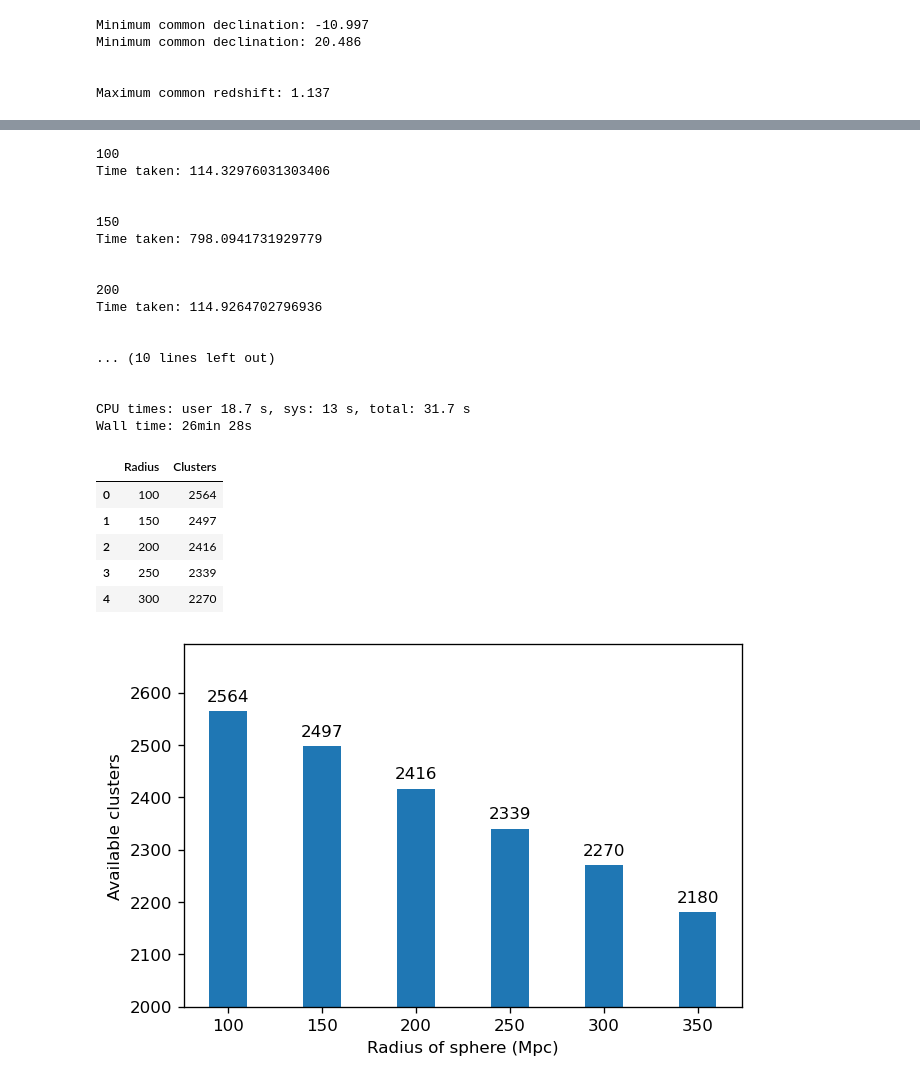
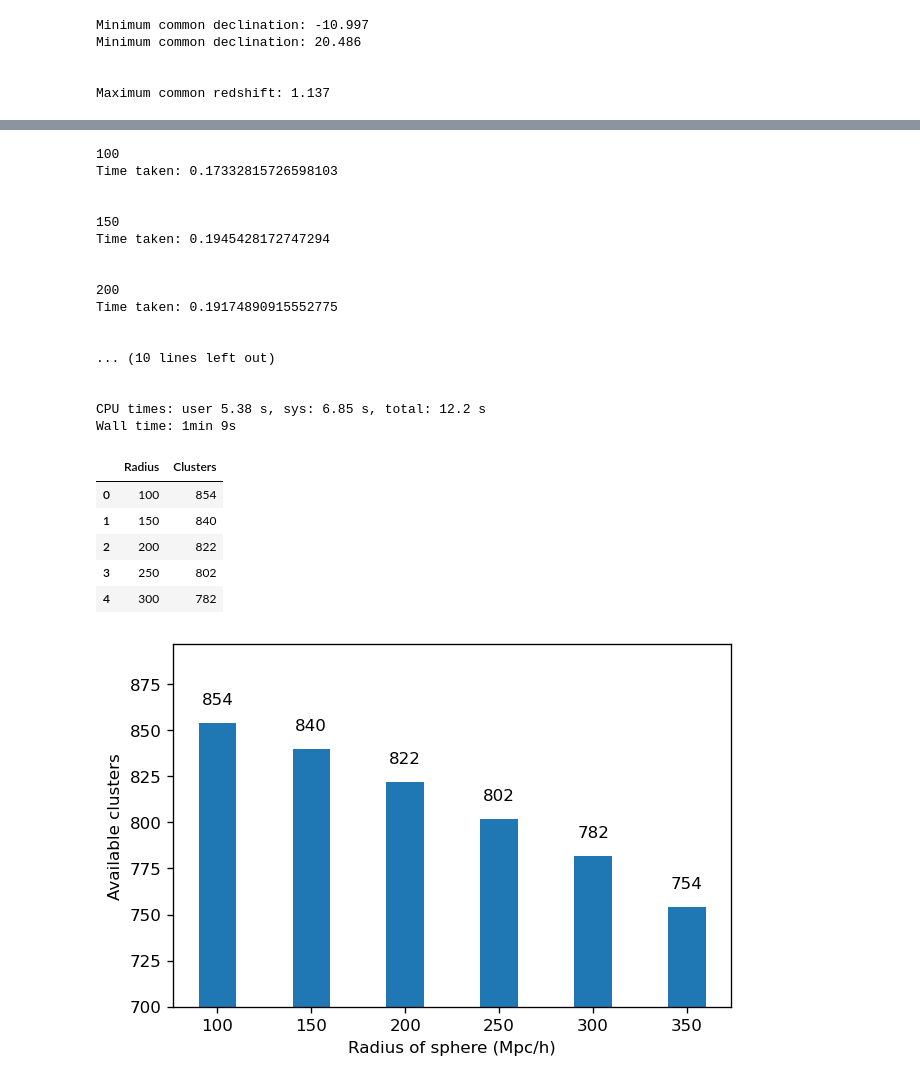
Before and after one commit to awaismirza92/velocity-reconstruction-and-kinetic-SZ, a Jupyter notebook: codes_for_ACT/ACT_clus_and_SDSS_gals.ipynb, the cells around one changed output, grey strips where cells are left out. Saved outputs shown, nothing was run; the diff lists cells and outputs as text; code cells hidden in the pictures.

```diff
--- a/codes_for_ACT/ACT_clus_and_SDSS_gals.ipynb
+++ b/codes_for_ACT/ACT_clus_and_SDSS_gals.ipynb
@@ -259,6 +305,3 @@ def egde_gals_counter(clus, radius):
         inside_clus = True
 
     return (edge_gals, inside_clus)
-# %%
-clus_param = [(clus, radius) for i, clus in df_act_clus_copy.iterrows() if (i < 10)]
-print(clus_param)
@@ -284,10 +322,13 @@ Name: 9, dtype: float64, 200)]
 %%time
 
 clus_inside_results = pd.DataFrame(columns=['Radius', 'Clusters'])
+df_act_clus_z_gt_4 = pd.read_csv('Data/ACT_DR5_Clusters_Comov_z_gt_4_lt_7.csv', index_col = 0)
+df_act_clus_copy = df_act_clus_z_gt_4.copy()
 
 radius = 200
 
 for radius in range(100, 400, 50):
+# for radius in [250]:
 
     t = time.time()
 
@@ -300,14 +341,15 @@ for radius in range(100, 400, 50):
     edge_info = pool.starmap(egde_gals_counter, clus_param)
 
 
-#     edge_gals_list = [i[0] for i in edge_info]
+    edge_gals_list = [i[0] for i in edge_info]
     inside_clus_list = [i[1] for i in edge_info]
 
 
-#     df_act_clus['inside_clus'] = inside_clus_list
-#     df_act_clus['gals_beyond_250Mpc'] = edge_gals_list
+    df_act_clus_z_gt_4['inside_clus'] = inside_clus_list
+    df_act_clus_z_gt_4['gals_beyond_250Mpc'] = edge_gals_list
 
-#     no_of_inside_clus = sum(inside_clus_list)
+    df_act_clus_available = df_act_clus_z_gt_4[inside_clus_list].reset_index(drop = True)
+    df_act_clus_available.to_csv(f'Data/z_gt_4/ACT_clus_available_{radius}.csv')
 
     clus_inside_results = clus_inside_results.append({'Radius': radius,
                             'Clusters': sum(inside_clus_list)},
@@ -322,42 +364,42 @@ for radius in range(100, 400, 50):
 clus_inside_results.head()
 # %% [output]
 100
-Time taken: 114.32976031303406
+Time taken: 0.17332815726598103
 
 
 150
-Time taken: 798.0941731929779
+Time taken: 0.1945428172747294
 
 
 200
-Time taken: 114.9264702796936
+Time taken: 0.19174890915552775
 
 
 ... (10 lines left out)
 
 
-CPU times: user 18.7 s, sys: 13 s, total: 31.7 s
-Wall time: 26min 28s
+CPU times: user 5.38 s, sys: 6.85 s, total: 12.2 s
+Wall time: 1min 9s
 |  | Radius | Clusters |
-| 0 | 100 | 2564 |
-| 1 | 150 | 2497 |
-| 2 | 200 | 2416 |
-| 3 | 250 | 2339 |
-| 4 | 300 | 2270 |
+| 0 | 100 | 854 |
+| 1 | 150 | 840 |
+| 2 | 200 | 822 |
+| 3 | 250 | 802 |
+| 4 | 300 | 782 |
 # %%
 clus_inside_results.to_csv('available_clusters_for_radius.csv', )
 # %%
 %matplotlib inline
 
 plt.figure(dpi = dpi)
 
 bar_out = plt.bar(clus_inside_results['Radius'], clus_inside_results['Clusters'], width = 20)
-plt.xlabel('Radius of sphere (Mpc)')
+plt.xlabel('Radius of sphere (Mpc/h)')
 plt.ylabel('Available clusters')
-plt.ylim(2000,)
+plt.ylim(700,)
 
 for i, row in clus_inside_results.iterrows():
-    plt.text(row['Radius'], row['Clusters'] + 20, row['Clusters'],
+    plt.text(row['Radius'], row['Clusters'] + 10, row['Clusters'],
             horizontalalignment = 'center')
 # %% [output]
-[figure, old version]
+[figure, new version]
```
Also changed, not shown: parts of 16 cells of this notebook.
